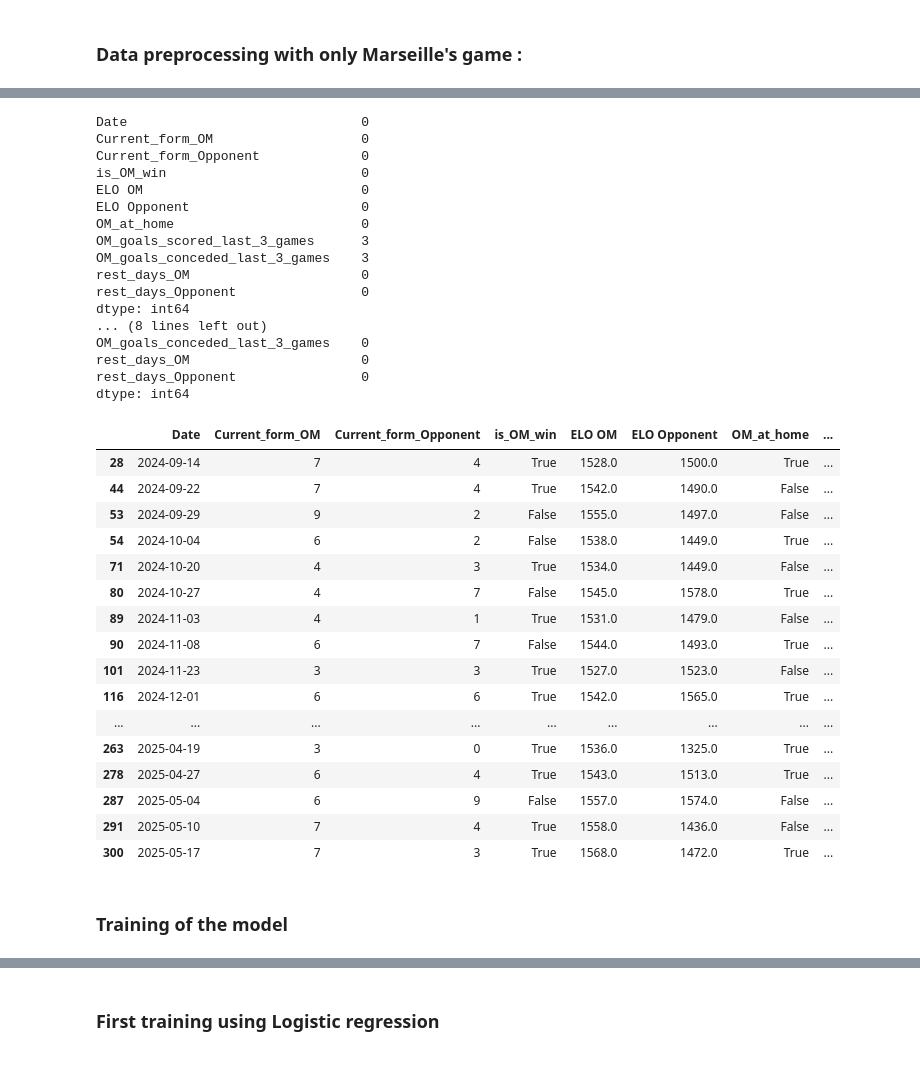
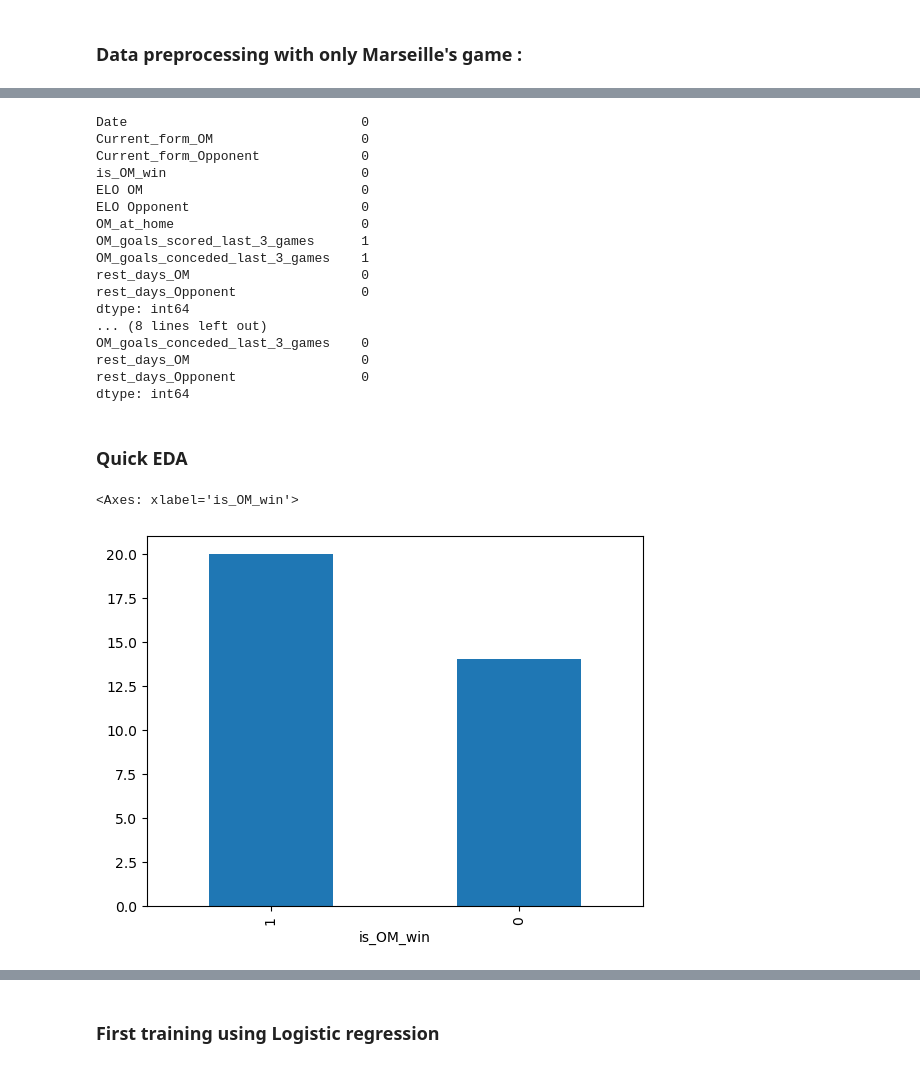
Before and after one commit to oliversmith13/Marseille_wins, a Jupyter notebook: main_notebook_Oli.ipynb, the cells around one changed output, grey strips where cells are left out. Saved outputs shown, nothing was run; the diff lists cells and outputs as text; code cells hidden in the pictures.

```diff
--- a/main_notebook_Oli.ipynb
+++ b/main_notebook_Oli.ipynb
@@ -465,7 +465,6 @@ X_OM_2024
 print(X_OM_2024.isna().sum())
 X_OM_2024_clean = X_OM_2024.dropna().copy()
 print(X_OM_2024_clean.isna().sum())
-X_OM_2024_clean
 # %% [output]
 Date                              0
 Current_form_OM                   0
@@ -474,8 +473,8 @@ is_OM_win                         0
 ELO OM                            0
 ELO Opponent                      0
 OM_at_home                        0
-OM_goals_scored_last_3_games      3
-OM_goals_conceded_last_3_games    3
+OM_goals_scored_last_3_games      1
+OM_goals_conceded_last_3_games    1
 rest_days_OM                      0
 rest_days_Opponent                0
 dtype: int64
@@ -484,22 +483,10 @@ OM_goals_conceded_last_3_games    0
 rest_days_OM                      0
 rest_days_Opponent                0
 dtype: int64
-|  | Date | Current_form_OM | Current_form_Opponent | is_OM_win | ELO OM | ELO Opponent | OM_at_home | ... |
-| 28 | 2024-09-14 | 7 | 4 | True | 1528.0 | 1500.0 | True | ... |
-| 44 | 2024-09-22 | 7 | 4 | True | 1542.0 | 1490.0 | False | ... |
-| 53 | 2024-09-29 | 9 | 2 | False | 1555.0 | 1497.0 | False | ... |
-| 54 | 2024-10-04 | 6 | 2 | False | 1538.0 | 1449.0 | True | ... |
-| 71 | 2024-10-20 | 4 | 3 | True | 1534.0 | 1449.0 | False | ... |
-| 80 | 2024-10-27 | 4 | 7 | False | 1545.0 | 1578.0 | True | ... |
-| 89 | 2024-11-03 | 4 | 1 | True | 1531.0 | 1479.0 | False | ... |
-| 90 | 2024-11-08 | 6 | 7 | False | 1544.0 | 1493.0 | True | ... |
-| 101 | 2024-11-23 | 3 | 3 | True | 1527.0 | 1523.0 | False | ... |
-| 116 | 2024-12-01 | 6 | 6 | True | 1542.0 | 1565.0 | True | ... |
-| ... | ... | ... | ... | ... | ... | ... | ... | ... |
-| 263 | 2025-04-19 | 3 | 0 | True | 1536.0 | 1325.0 | True | ... |
-| 278 | 2025-04-27 | 6 | 4 | True | 1543.0 | 1513.0 | True | ... |
-| 287 | 2025-05-04 | 6 | 9 | False | 1557.0 | 1574.0 | False | ... |
-| 291 | 2025-05-10 | 7 | 4 | True | 1558.0 | 1436.0 | False | ... |
-| 300 | 2025-05-17 | 7 | 3 | True | 1568.0 | 1472.0 | True | ... |
 # %% [markdown]
-### Training of the model
+### Quick EDA
+# %%
+df_om_games_2024['is_OM_win'].value_counts().plot.bar()
+# %% [output]
+<Axes: xlabel='is_OM_win'>
+[figure, added]
```
Also changed, not shown: parts of 20 cells of this notebook.
